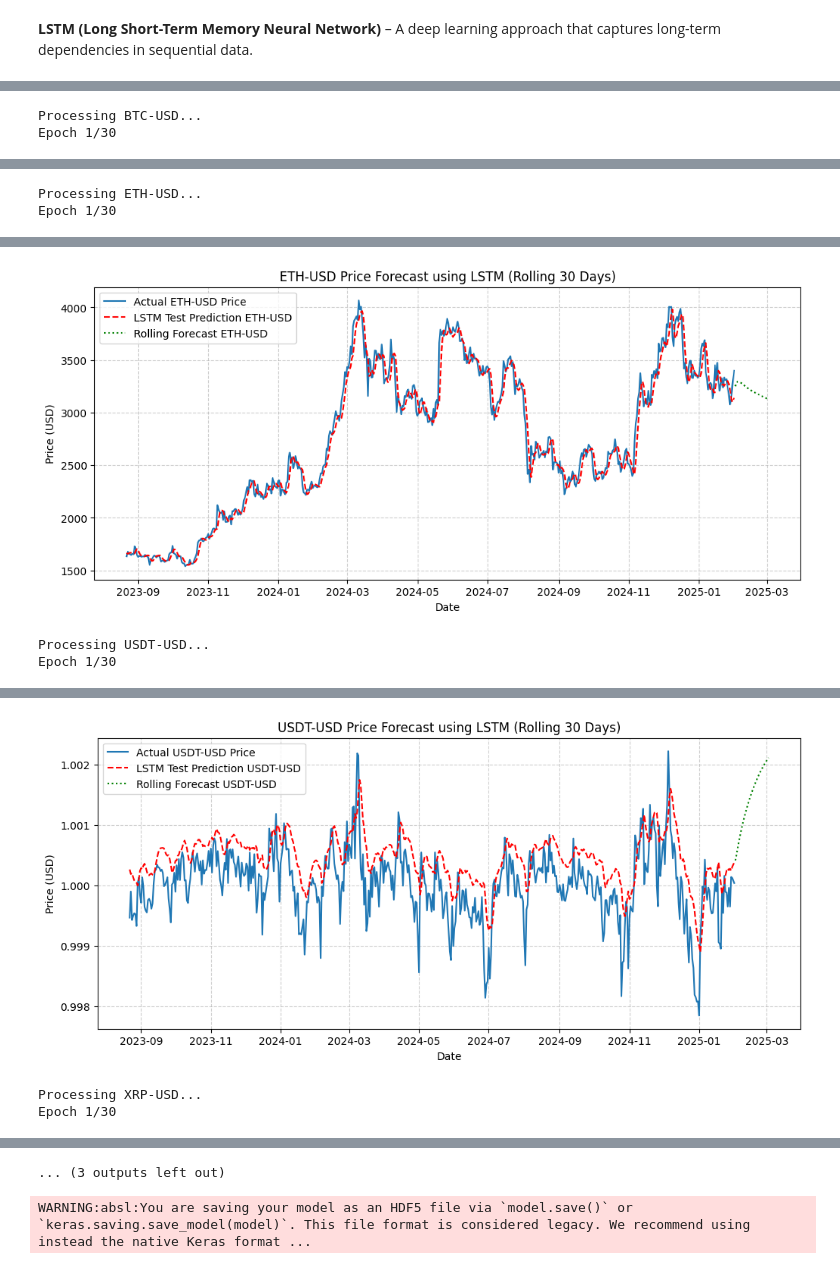
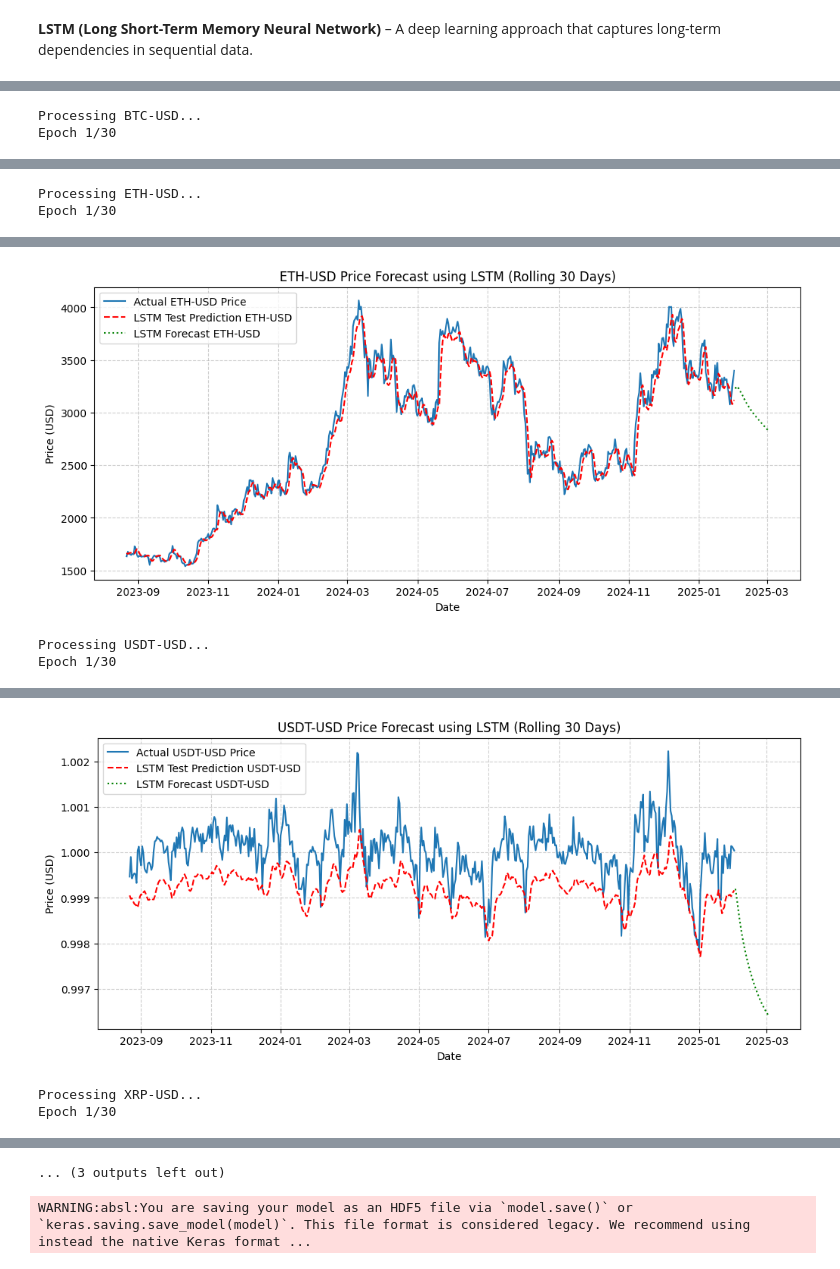
Before and after one commit to ace2016/1000-Cryptocurrencies, a Jupyter notebook: 1000crypto.ipynb, the cells around one changed output, grey strips where cells are left out. Drawn from its saved outputs; the diff is of its cells as text; code cells hidden in the pictures.

```diff
--- a/1000crypto.ipynb
+++ b/1000crypto.ipynb
@@ -635,7 +673,7 @@ model = Sequential([
     LSTM(100, return_sequences=True, input_shape=(time_steps, 1)),
     Dropout(0.2),
     LSTM(100, return_sequences=False),
-    Dropout(0.2),
+    Dropout(0.1),
     Dense(25),
     Dense(1)  # Output layer
 ])
@@ -780,7 +818,7 @@ for crypto in major_cryptos:
     plt.figure(figsize=(12, 5))
     plt.plot(df_crypto['dates'].iloc[-len(y_test_actual):], y_test_actual, label=f'Actual {crypto} Price')
     plt.plot(df_crypto['dates'].iloc[-len(y_test_actual):], predicted_prices, label=f'LSTM Test Prediction {crypto}', linestyle='dashed', color='red')
-    plt.plot(future_dates, rolling_predictions, label=f'Rolling Forecast {crypto}', linestyle='dotted', color='green')
+    plt.plot(future_dates, rolling_predictions, label=f'LSTM Forecast {crypto}', linestyle='dotted', color='green')
     plt.title(f"{crypto} Price Forecast using LSTM (Rolling 30 Days)")
     plt.xlabel("Date")
     plt.ylabel("Price (USD)")
@@ -830,3 +868,3 @@ Epoch 7/30
-[figure, old version]
+[figure, new version]
 Processing USDT-USD...
 Epoch 1/30
@@ -850,3 +888,3 @@ Epoch 7/30
-[figure, old version]
+[figure, new version]
 Processing XRP-USD...
 Epoch 1/30
```
Also changed, not shown: parts of 8 cells of this notebook, 1 other file.
